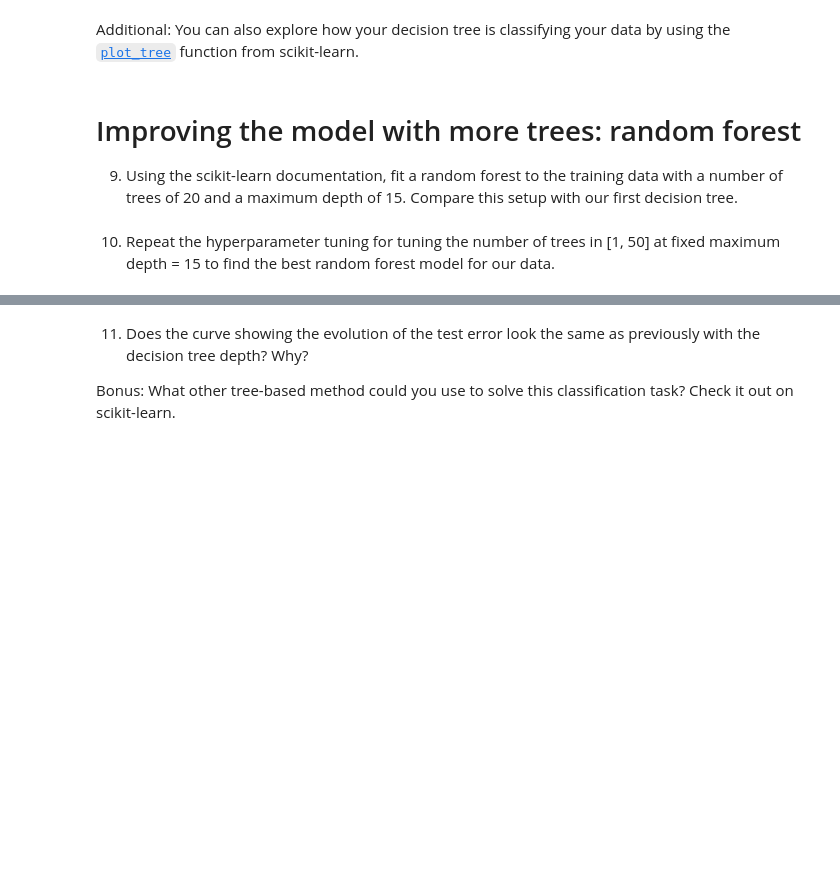
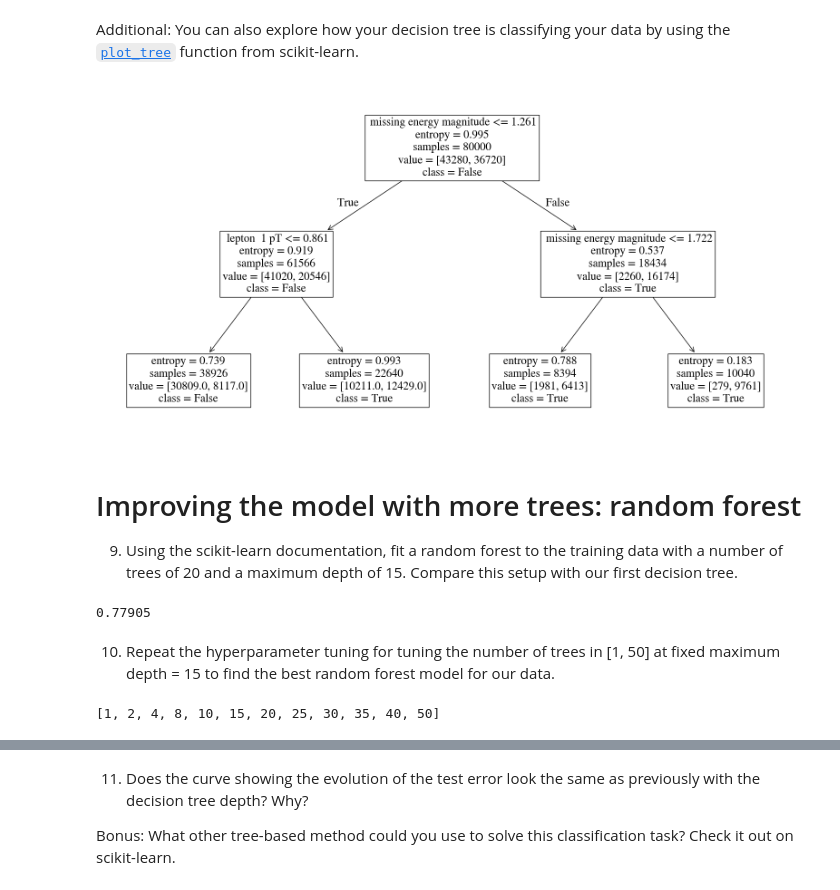
Before and after one commit to mlelarge/ens-ml4sd, a Jupyter notebook: notebooks/5_Trees_RFs.ipynb, the cells around one changed output, grey strips where cells are left out. Saved outputs shown, nothing was run; the diff lists cells and outputs as text; code cells hidden in the pictures; blank space fills up the shorter version.

```diff
--- a/notebooks/5_Trees_RFs.ipynb
+++ b/notebooks/5_Trees_RFs.ipynb
@@ -94,3 +176,16 @@ Additional: You can also explore how your decision tree is classifying your data
+# %%
+# Your code
+DT = tree.DecisionTreeClassifier(max_depth=2, criterion='entropy')
+DT.fit(X_train, y_train)
+
+from sklearn.tree import plot_tree
+fig, ax = plt.subplots(figsize=(20, 10))
+plot_tree(DT, filled=False, feature_names=labels_features,
+          class_names=['False', 'True'], ax=ax, fontsize=18,
+)
+plt.show()
+# %% [output]
+[figure, added]
 # %% [markdown]
 # Improving the model with more trees: random forest
 
@@ -100,2 +193,13 @@ Additional: You can also explore how your decision tree is classifying your data
+# %%
+# Your code
+from sklearn.ensemble import RandomForestClassifier
+
+RF = RandomForestClassifier(n_estimators=20, max_depth=15, criterion='entropy')
+
+RF.fit(X_train, y_train)
+
+print(RF.score(X_test, y_test))
+# %% [output]
+0.77905
 # %% [markdown]
 10. Repeat the hyperparameter tuning for tuning the number of trees in [1, 50] at fixed maximum depth = 15 to find the best random forest model for our data.
@@ -105,0 +206,16 @@ Additional: You can also explore how your decision tree is classifying your data
+# %%
+# Your code
+from tqdm import tqdm   # To show loading bar
+
+ntrees = [1, 2, 4, 8, 10, 15, 20, 25, 30, 35, 40, 50]
+print(ntrees)
+
+scores_generalization_RF = []
+scores_training_RF = []
+for n in tqdm(ntrees):
+  RF_valid = RandomForestClassifier(n_estimators=n, max_depth=15, criterion='entropy')
+  RF_valid.fit(X_train2, y_train2)
+  scores_generalization_RF.append(RF_valid.score(X_valid, y_valid))
+  scores_training_RF.append(RF_valid.score(X_train, y_train))
+# %% [output]
+[1, 2, 4, 8, 10, 15, 20, 25, 30, 35, 40, 50]
```
Also changed, not shown: parts of 25 cells of this notebook, 1 other file.
